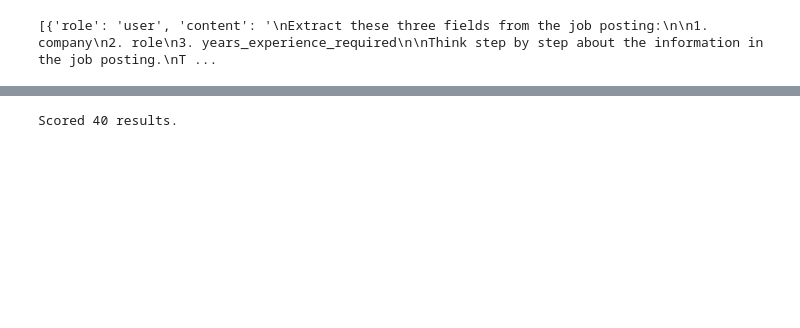
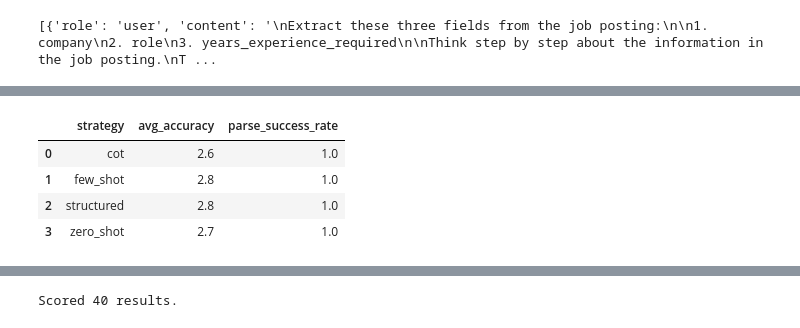
Before and after one commit to suhasinier/suhasini-rag-capstone, a Jupyter notebook: mp1/mp1_prompt_lab.ipynb, the cells around one changed output, grey strips where cells are left out. Drawn from its saved outputs; the diff is of its cells as text; code cells hidden in the pictures; blank space fills up the shorter version.

```diff
--- a/mp1/mp1_prompt_lab.ipynb
+++ b/mp1/mp1_prompt_lab.ipynb
@@ -567,0 +755,22 @@ Scored 40 results.
+# %%
+import pandas as pd
+
+check_df = pd.DataFrame(scored_check)
+
+summary = (
+    check_df
+    .groupby('strategy')
+    .agg(
+        avg_accuracy=('accuracy', 'mean'),
+        parse_success_rate=('parse_success', 'mean')
+    )
+    .reset_index()
+)
+
+summary
+# %% [output]
+|  | strategy | avg_accuracy | parse_success_rate |
+| 0 | cot | 2.6 | 1.0 |
+| 1 | few_shot | 2.8 | 1.0 |
+| 2 | structured | 2.8 | 1.0 |
+| 3 | zero_shot | 2.7 | 1.0 |
```
Also changed, not shown: parts of 49 cells of this notebook, 4 other files.
